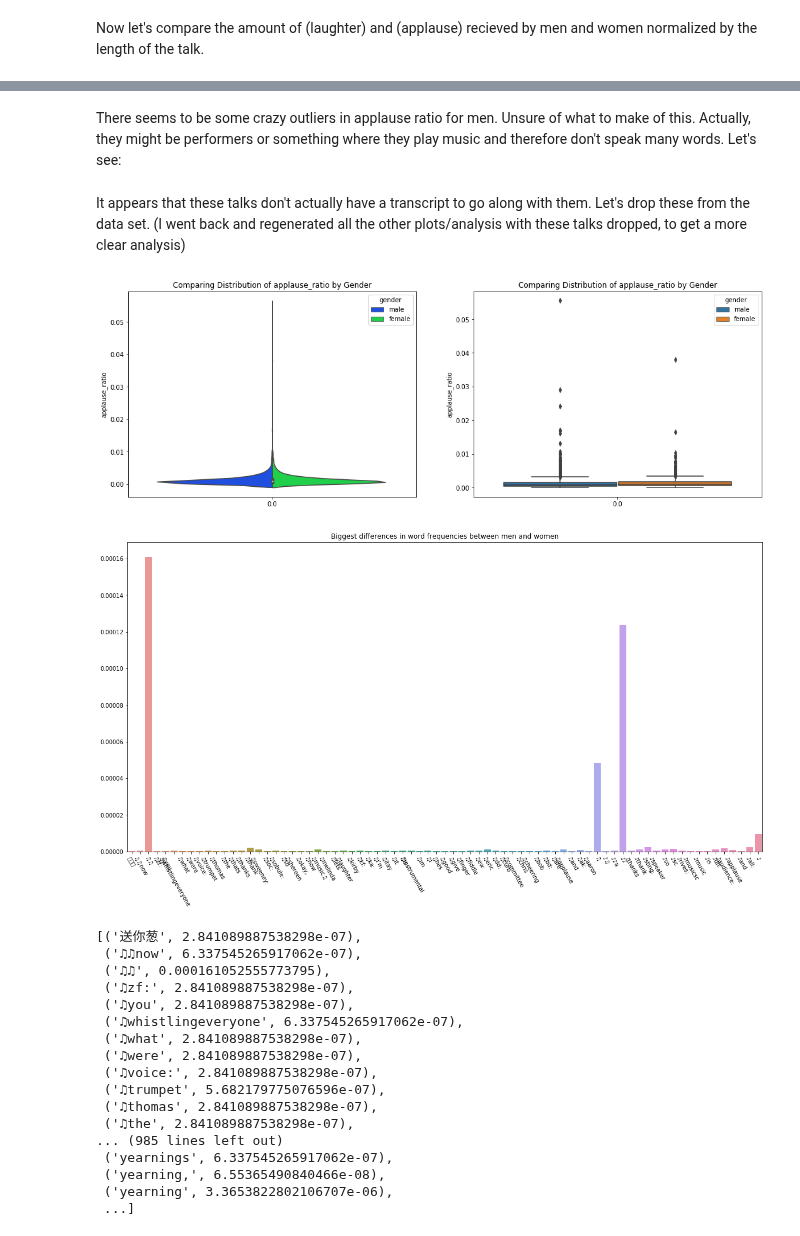
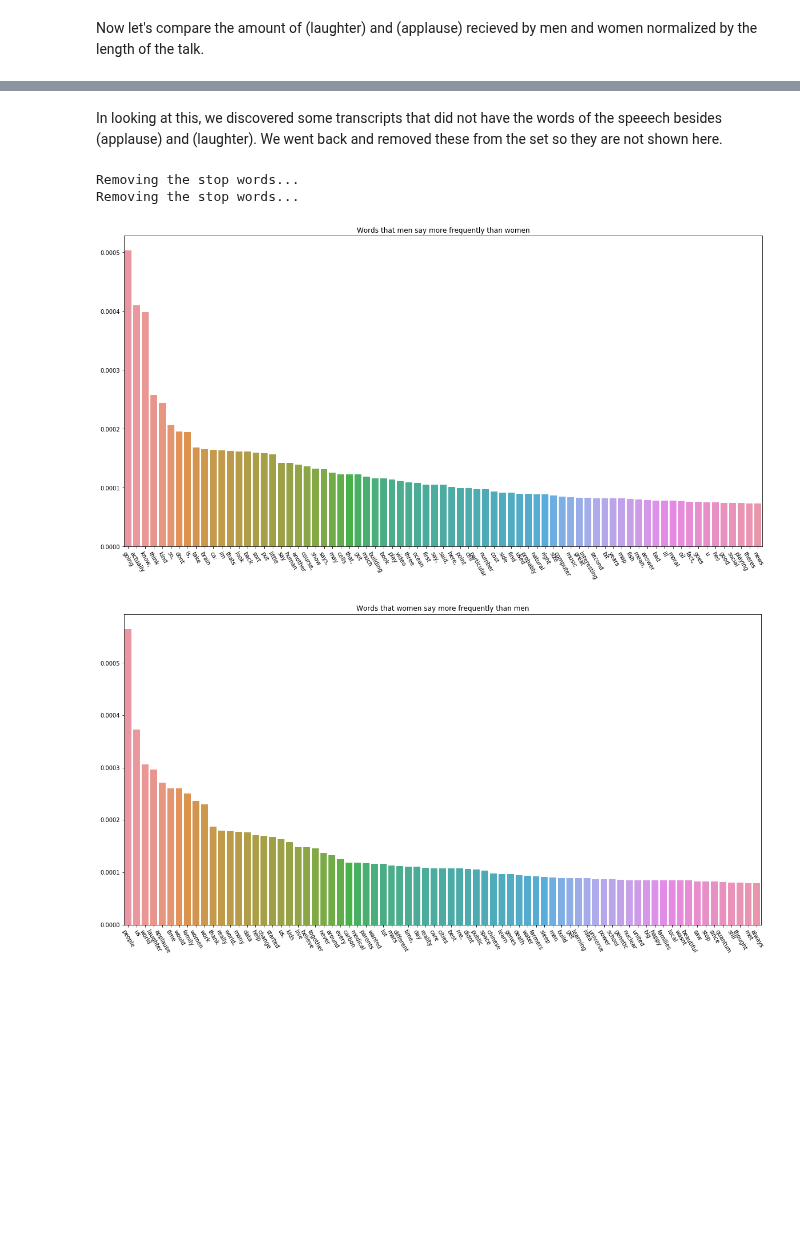
Before and after one commit to GreenMouth/Data-Science-Lab-Final-Project, a Jupyter notebook: src/Data-Exploration.ipynb, the cells around one changed output, grey strips where cells are left out. Drawn from its saved outputs; the diff is of its cells as text; code cells hidden in the pictures; blank space fills up the shorter version.

```diff
--- a/src/Data-Exploration.ipynb
+++ b/src/Data-Exploration.ipynb
@@ -194,7 +180,7 @@ for i,gender in enumerate(genders):
     if gender == 'andy':
         genders[i] = 'unknown' # No need to have 2 unknown categories if we're going to have to manually label anyways
 # %%
-data_trimmed['gender'] = genders
+data['gender'] = genders
 # Replot a histogram of genders
 genderCounts = Counter(genders)
 _ = plt.figure(figsize=(10,5))
@@ -266,8 +302,8 @@ It's also interesting that men seem to pause more frequently than do women.
 ### Previous research on the differences of speech patterns between men and women, we have found that women are more likely to use speech qualifiers/intensifiers such as 'very','so','such','extremely','really','totally','absolutely', or 'too'. Let's look into that a little more here and compare our talks:
 # %%
 def getNormalizedGenderWordCounts():
-    maleWords = getWords(menTED,removeStopWords=False)
-    femaleWords = getWords(womenTED,removeStopWords=False)
+    maleWords = getWords(menTED,removeStopWords=True)
+    femaleWords = getWords(womenTED,removeStopWords=True)
 
     # Get counts for each word
     maleWordCounts = Counter(maleWords)
@@ -365,10 +391,10 @@ menTED.head()
 # %%
 WPM = []
-for row in data_trimmed.itertuples():
+for row in data.itertuples():
     minutes = row.duration/float(60) # Duration is in seconds
     numWords = len(row.clean_transcripts.split(' '))
     WPM.append(numWords/float(minutes))
-data_trimmed['WPM'] = WPM
+data['WPM'] = WPM
 # %%
 def compareGenders(feature):
     fig, axes = plt.subplots(nrows=1, ncols=2, figsize=(18, 6))
@@ -398,7 +424,7 @@ Now let's compare the amount of (laughter) and (applause) recieved by men and wo
 # %%
 laughter = []
 applause = []
-for row in data_trimmed.itertuples():
+for row in data.itertuples():
     words = row.clean_transcripts.split() # Not the cleaned transcripts because those take out the () around laughter and applause
     laughCount = 0
     applauseCount = 0
@@ -410,5 +436,5 @@ for row in data_trimmed.itertuples():
     laughter.append(laughCount/float(len(words))) # laugh to words ratio
     applause.append(applauseCount/float(len(words))) # applause to words ratio
 
-data_trimmed['laughter_ratio'] = laughter
-data_trimmed['applause_ratio'] = applause
+data['laughter_ratio'] = laughter
+data['applause_ratio'] = applause
@@ -432,2 +446,0 @@ compareGenders('applause_ratio')
-# %% [markdown]
-There seems to be some crazy outliers in applause ratio for men. Unsure of what to make of this. Actually, they might be performers or something where they play music and therefore don't speak many words. Let's see:
@@ -439,2 +446,0 @@ for row in data_trimmed.itertuples():
-# %% [markdown]
-It appears that these talks don't actually have a transcript to go along with them. Let's drop these from the data set. (I went back and regenerated all the other plots/analysis with these talks dropped, to get a more clear analysis)
@@ -443,55 +447,48 @@ data_trimmed = data_trimmed[data_trimmed.applause_ratio < 0.2]
-# %%
-compareGenders('applause_ratio')
-# %% [output]
-[figure, removed]
+# %% [markdown]
+In looking at this, we discovered some transcripts that did not have the words of the speeech besides (applause) and (laughter). We went back and removed these from the set so they are not shown here.
 # %%
 def sortWordsByGenderGap():
     normalizedMaleWordCounts, normalizedFemaleWordCounts = getNormalizedGenderWordCounts()
     doneWords = set() # To keep track of the words we've done
     genderGap = dict() # To record differnce by gender of word frequency
 
     # Loop through all male words and get gender difference
     for word, maleCount in normalizedMaleWordCounts.items():
         doneWords.add(word)
         if word in normalizedFemaleWordCounts.keys():
             femaleCount = normalizedFemaleWordCounts[word]
         else:
             femaleCount = 0
-        diff = math.fabs(maleCount-femaleCount)
+        diff = maleCount-femaleCount
         genderGap[word] = diff
 
     for word, femaleCount in normalizedFemaleWordCounts.items():
         # We already went through every word in male dictionary, if we reach it here, word count for men is 0,
         # therefore the difference between men and women frequencies for this word is just the women frequency.
         if word not in doneWords:
-            genderGap[word] = femaleCount
-    sortedGenderGap = sorted(genderGap.items(), key=operator.itemgetter(0),reverse=True)
+            genderGap[word] = -femaleCount
+    sortedMenFirst = sorted(genderGap.items(), key=operator.itemgetter(1),reverse=True)
+    sortedWomenFirst = sorted(genderGap.items(), key=operator.itemgetter(1),reverse=False)
 
-    # Plot a histogram
+    # Plot a histogram of words that men say more frequently than women
     _ = plt.figure(figsize=(20,10))
-    _ = sns.barplot(list(dict(sortedGenderGap[0:75]).keys()), list(dict(sortedGenderGap[0:75]).values()))
-    title = ('Biggest differences in word frequencies between men and women')
+    _ = sns.barplot(list(dict(sortedMenFirst[0:75]).keys()), list(dict(sortedMenFirst[0:75]).values()))
+    title = ('Words that men say more frequently than women')
     _ = plt.title(title)
     _ = plt.xticks(rotation=300)
     plt.show()
-    return sortedGenderGap
-sortWordsByGenderGap()
+
+    # Plot a histogram of words that women say more frequently than men
+    _ = plt.figure(figsize=(20,10))
+    _ = sns.barplot(list(dict(sortedWomenFirst[0:75]).keys()), np.fabs(list(dict(sortedWomenFirst[0:75]).values())))
+    title = ('Words that women say more frequently than men')
+    _ = plt.title(title)
+    _ = plt.xticks(rotation=300)
+    plt.show()
+    return sortedMenFirst
+_ = sortWordsByGenderGap()
 # %% [output]
+Removing the stop words...
+Removing the stop words...
-[figure, old version]
+[figure, new version]
-[('送你葱', 2.841089887538298e-07),
- ('♫♫now', 6.337545265917062e-07),
- ('♫♫', 0.000161052555773795),
- ('♫zf:', 2.841089887538298e-07),
- ('♫you', 2.841089887538298e-07),
- ('♫whistlingeveryone', 6.337545265917062e-07),
- ('♫what', 2.841089887538298e-07),
- ('♫were', 2.841089887538298e-07),
- ('♫voice:', 2.841089887538298e-07),
- ('♫trumpet', 5.682179775076596e-07),
- ('♫thomas', 2.841089887538298e-07),
- ('♫the', 2.841089887538298e-07),
-... (985 lines left out)
- ('yearnings', 6.337545265917062e-07),
- ('yearning,', 6.55365490840466e-08),
- ('yearning', 3.3653822802106707e-06),
- ...]
+[figure, added]
```
Also changed, not shown: parts of 47 cells of this notebook.
